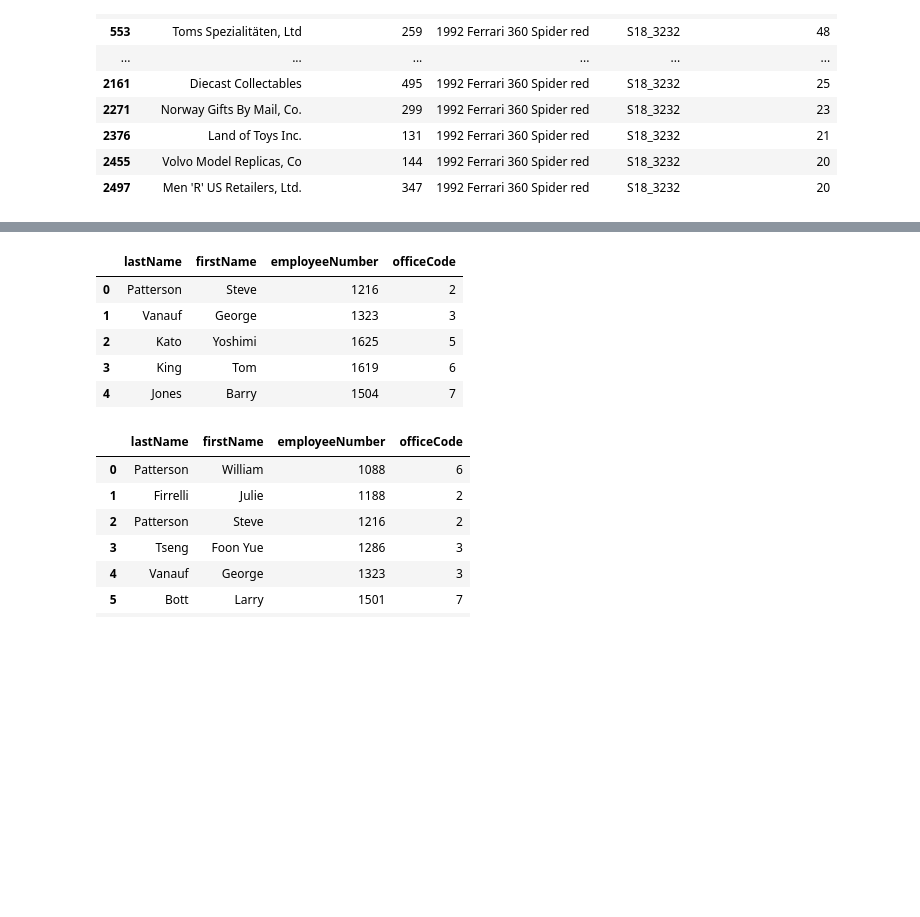
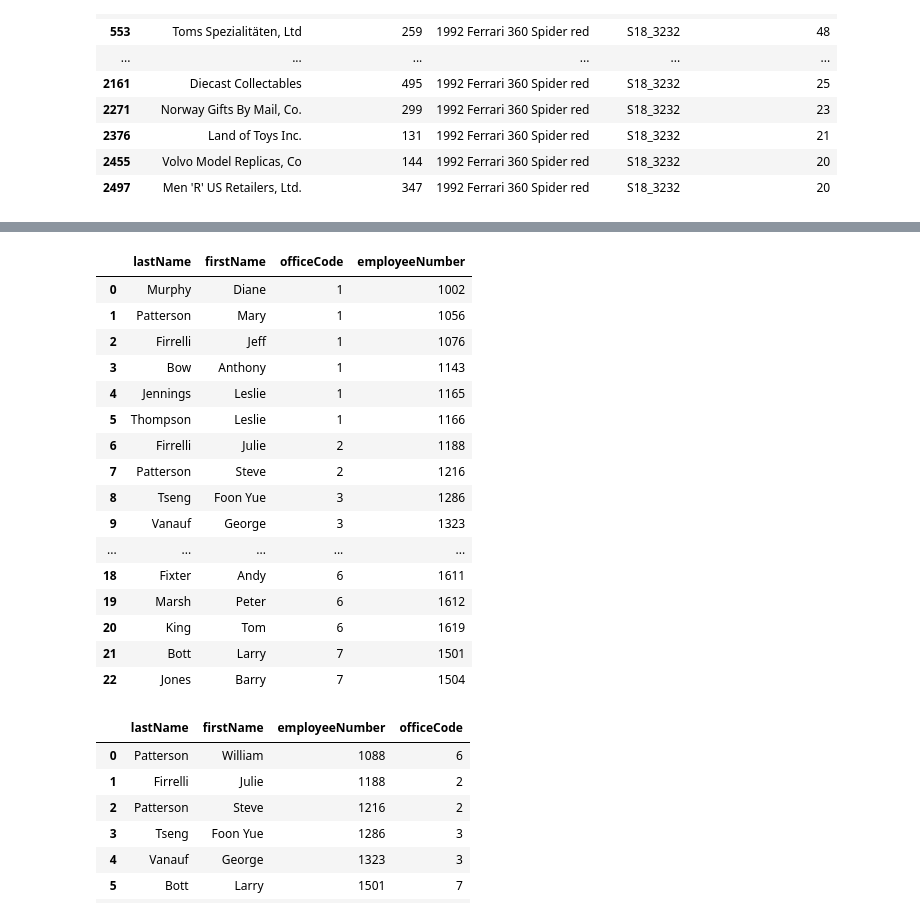
Before and after one commit to yli1517/dsc-more-practice-with-sql-queries-lab-dc-ds-071519, a Jupyter notebook: index.ipynb, the cells around one changed output, grey strips where cells are left out. Saved outputs shown, nothing was run; the diff lists cells and outputs as text; code cells hidden in the pictures; blank space fills up the shorter version.

```diff
--- a/index.ipynb
+++ b/index.ipynb
@@ -191,20 +191,31 @@ df[df.productCode == "S18_3232"]
 Finally, get the first name, last name, employee number, and office code for employees from an office with less than 5 employees.
 # %%
 # only group by office code
-c.execute("""SELECT lastName, firstName, employeeNumber, officeCode FROM offices
+c.execute("""SELECT lastName, firstName, officeCode, employeeNumber FROM offices
                     JOIN employees USING (officeCode)
-                    GROUP BY officeCode
+                    GROUP BY officeCode, employeeNumber
                     HAVING COUNT(employeeNumber) < 5;""")
 df = pd.DataFrame(c.fetchall())
 df.columns = [x[0] for x in c.description]
 df
 # %% [output]
-|  | lastName | firstName | employeeNumber | officeCode |
-| 0 | Patterson | Steve | 1216 | 2 |
-| 1 | Vanauf | George | 1323 | 3 |
-| 2 | Kato | Yoshimi | 1625 | 5 |
-| 3 | King | Tom | 1619 | 6 |
-| 4 | Jones | Barry | 1504 | 7 |
+|  | lastName | firstName | officeCode | employeeNumber |
+| 0 | Murphy | Diane | 1 | 1002 |
+| 1 | Patterson | Mary | 1 | 1056 |
+| 2 | Firrelli | Jeff | 1 | 1076 |
+| 3 | Bow | Anthony | 1 | 1143 |
+| 4 | Jennings | Leslie | 1 | 1165 |
+| 5 | Thompson | Leslie | 1 | 1166 |
+| 6 | Firrelli | Julie | 2 | 1188 |
+| 7 | Patterson | Steve | 2 | 1216 |
+| 8 | Tseng | Foon Yue | 3 | 1286 |
+| 9 | Vanauf | George | 3 | 1323 |
+| ... | ... | ... | ... | ... |
+| 18 | Fixter | Andy | 6 | 1611 |
+| 19 | Marsh | Peter | 6 | 1612 |
+| 20 | King | Tom | 6 | 1619 |
+| 21 | Bott | Larry | 7 | 1501 |
+| 22 | Jones | Barry | 7 | 1504 |
 # %%
 c.execute("""SELECT lastName, firstName, employeeNumber, officeCode FROM employees
                     WHERE officeCode in (SELECT officeCode FROM offices
```
